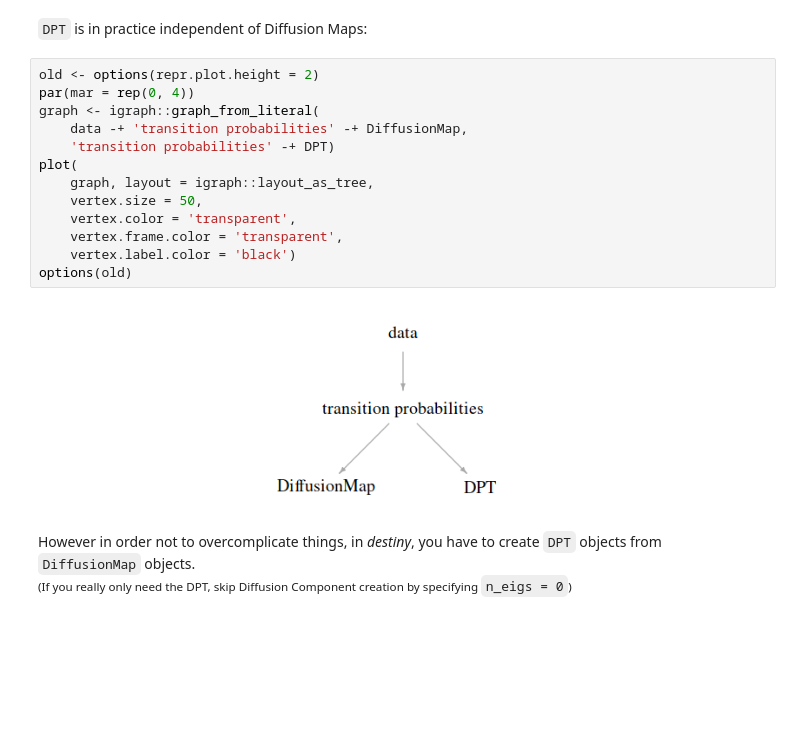
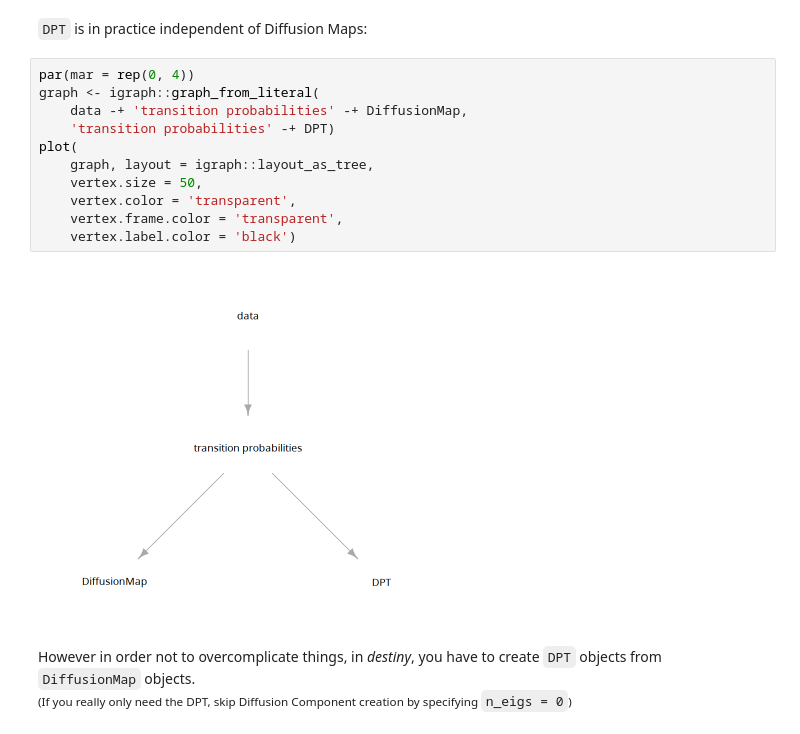
Before and after one commit to theislab/destiny, a Jupyter notebook: vignettes/DPT.ipynb, the cells around one changed output. Saved outputs shown, nothing was run; the diff lists cells and outputs as text; blank space fills up the shorter version.

```diff
--- a/vignettes/DPT.ipynb
+++ b/vignettes/DPT.ipynb
@@ -12,20 +17,18 @@ data(guo)         # …and sample data
 # %% [markdown]
 `DPT` is in practice independent of Diffusion Maps:
 # %%
-old <- options(repr.plot.height = 2)
 par(mar = rep(0, 4))
 graph <- igraph::graph_from_literal(
     data -+ 'transition probabilities' -+ DiffusionMap,
     'transition probabilities' -+ DPT)
 plot(
     graph, layout = igraph::layout_as_tree,
     vertex.size = 50,
     vertex.color = 'transparent',
     vertex.frame.color = 'transparent',
     vertex.label.color = 'black')
-options(old)
 # %% [output]
-[figure, old version]
+[figure, new version]
 # %% [markdown]
 However in order not to overcomplicate things, in *destiny*, you have to create `DPT` objects from `DiffusionMap` objects.
 <small>(If you really only need the DPT, skip Diffusion Component creation by specifying `n_eigs = 0`)</small>
```
Also changed, not shown: parts of 11 cells of this notebook.
